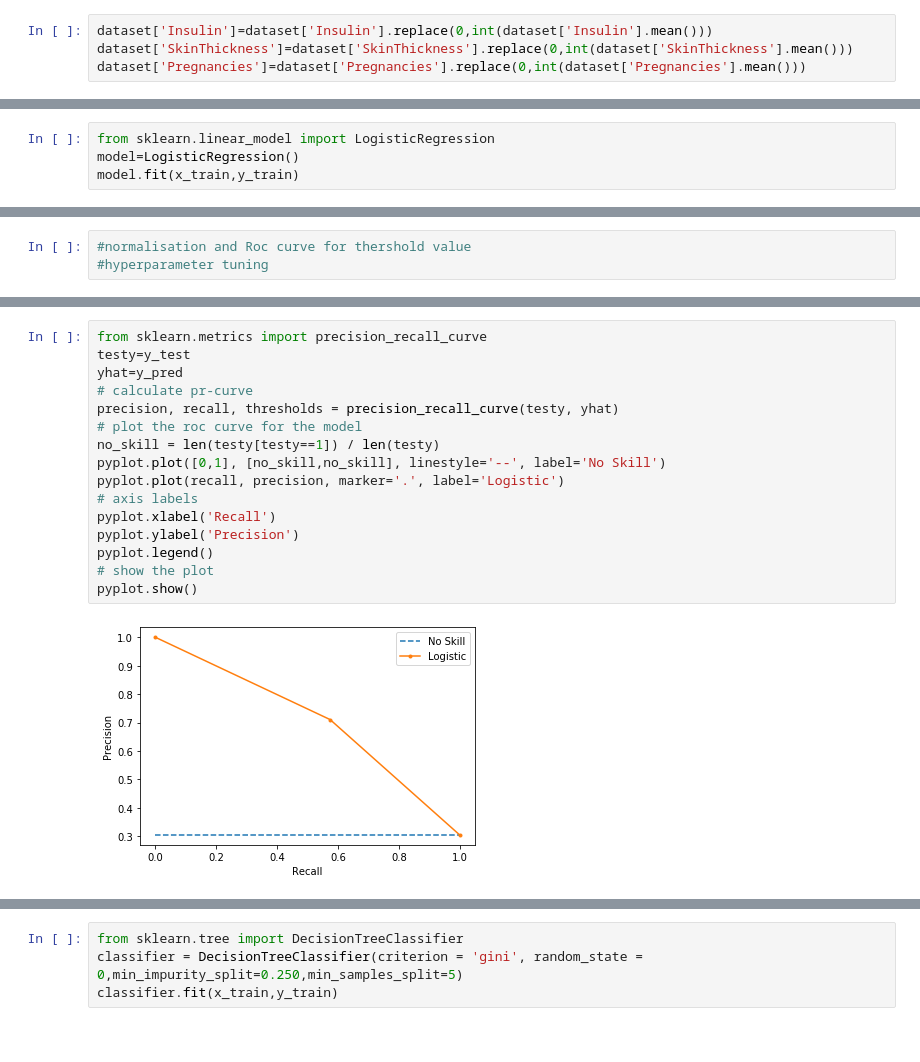
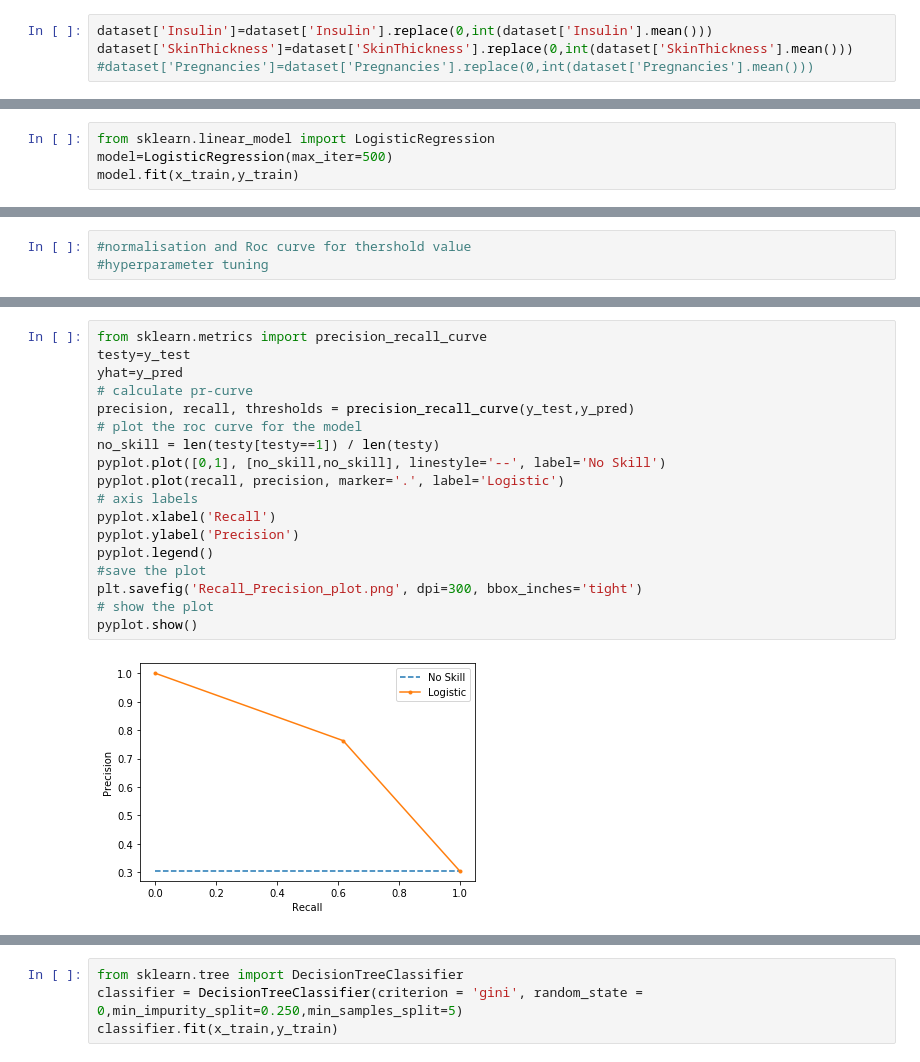
Before and after one commit to Mano181/Diabetes_Prediction, a Jupyter notebook: Diabetes_Prediction_Model.ipynb, the cells around one changed output, grey strips where cells are left out. Cells and saved outputs as stored; diff of their text form.

```diff
--- a/Diabetes_Prediction_Model.ipynb
+++ b/Diabetes_Prediction_Model.ipynb
@@ -187,7 +188,7 @@ print(Insulin_group1,Insulin_group2)
 # %%
 dataset['Insulin']=dataset['Insulin'].replace(0,int(dataset['Insulin'].mean()))
 dataset['SkinThickness']=dataset['SkinThickness'].replace(0,int(dataset['SkinThickness'].mean()))
-dataset['Pregnancies']=dataset['Pregnancies'].replace(0,int(dataset['Pregnancies'].mean()))
+#dataset['Pregnancies']=dataset['Pregnancies'].replace(0,int(dataset['Pregnancies'].mean()))
 # %%
 dataset.head()
 # %% [output]
@@ -210,6 +211,6 @@ print(x_train.shape,y_test.shape)
 (614, 8) (154, 1)
 # %%
 from sklearn.linear_model import LogisticRegression
-model=LogisticRegression()
+model=LogisticRegression(max_iter=500)
 model.fit(x_train,y_train)
 # %% [output]
@@ -264,21 +259,23 @@ pyplot.show()
 # %%
 from sklearn.metrics import precision_recall_curve
 testy=y_test
 yhat=y_pred
 # calculate pr-curve
-precision, recall, thresholds = precision_recall_curve(testy, yhat)
+precision, recall, thresholds = precision_recall_curve(y_test,y_pred)
 # plot the roc curve for the model
 no_skill = len(testy[testy==1]) / len(testy)
 pyplot.plot([0,1], [no_skill,no_skill], linestyle='--', label='No Skill')
 pyplot.plot(recall, precision, marker='.', label='Logistic')
 # axis labels
 pyplot.xlabel('Recall')
 pyplot.ylabel('Precision')
 pyplot.legend()
+#save the plot
+plt.savefig('Recall_Precision_plot.png', dpi=300, bbox_inches='tight')
 # show the plot
 pyplot.show()
 # %% [output]
-[figure, old version]
+[figure, new version]
 # %%
 from sklearn.datasets import make_classification
 from sklearn.model_selection import train_test_split
```
Also changed, not shown: parts of 13 cells of this notebook, 8 other files.
